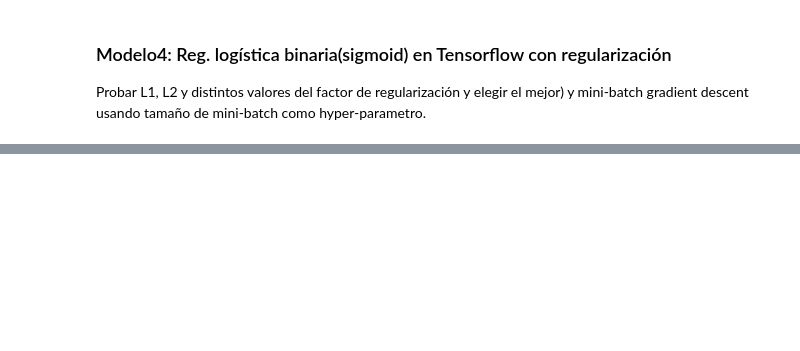
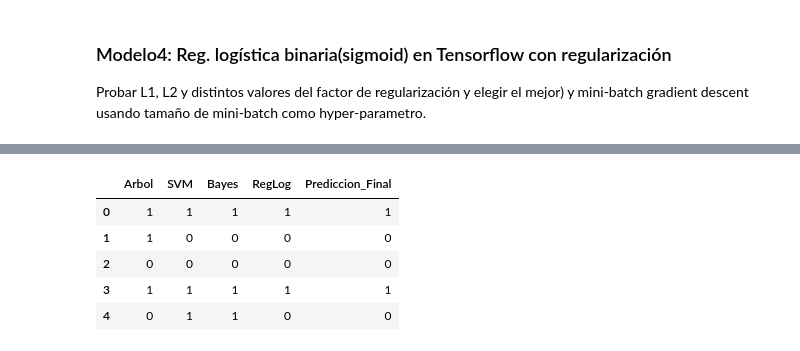
Before and after one commit to RebecaCarrera/StatisticalLearningI2020, a Jupyter notebook: Proyecto/Proyecto_SL-Rebeca_Carrera.ipynb, the cells around one changed output, grey strips where cells are left out. Saved outputs shown, nothing was run; the diff lists cells and outputs as text; code cells hidden in the pictures; blank space fills up the shorter version.

```diff
--- a/Proyecto/Proyecto_SL-Rebeca_Carrera.ipynb
+++ b/Proyecto/Proyecto_SL-Rebeca_Carrera.ipynb
@@ -880,0 +1156,3 @@ ________________________________________________________________________________
+# %%
+#Predicciones con el mejor modelo de svm
+predicciones_svm = modelo_svm.predict(x_test)
@@ -880,0 +1188,11 @@ ________________________________________________________________________________
+# %%
+moda = stats.mode(resultados_pred.T)[0].squeeze()
+resultados_pred['Prediccion_Final'] = moda
+resultados_pred.head()
+# %% [output]
+|  | Arbol | SVM | Bayes | RegLog | Prediccion_Final |
+| 0 | 1 | 1 | 1 | 1 | 1 |
+| 1 | 1 | 0 | 0 | 0 | 0 |
+| 2 | 0 | 0 | 0 | 0 | 0 |
+| 3 | 1 | 1 | 1 | 1 | 1 |
+| 4 | 0 | 1 | 1 | 0 | 0 |
```
Also changed, not shown: parts of 64 cells of this notebook, 17 other files.
